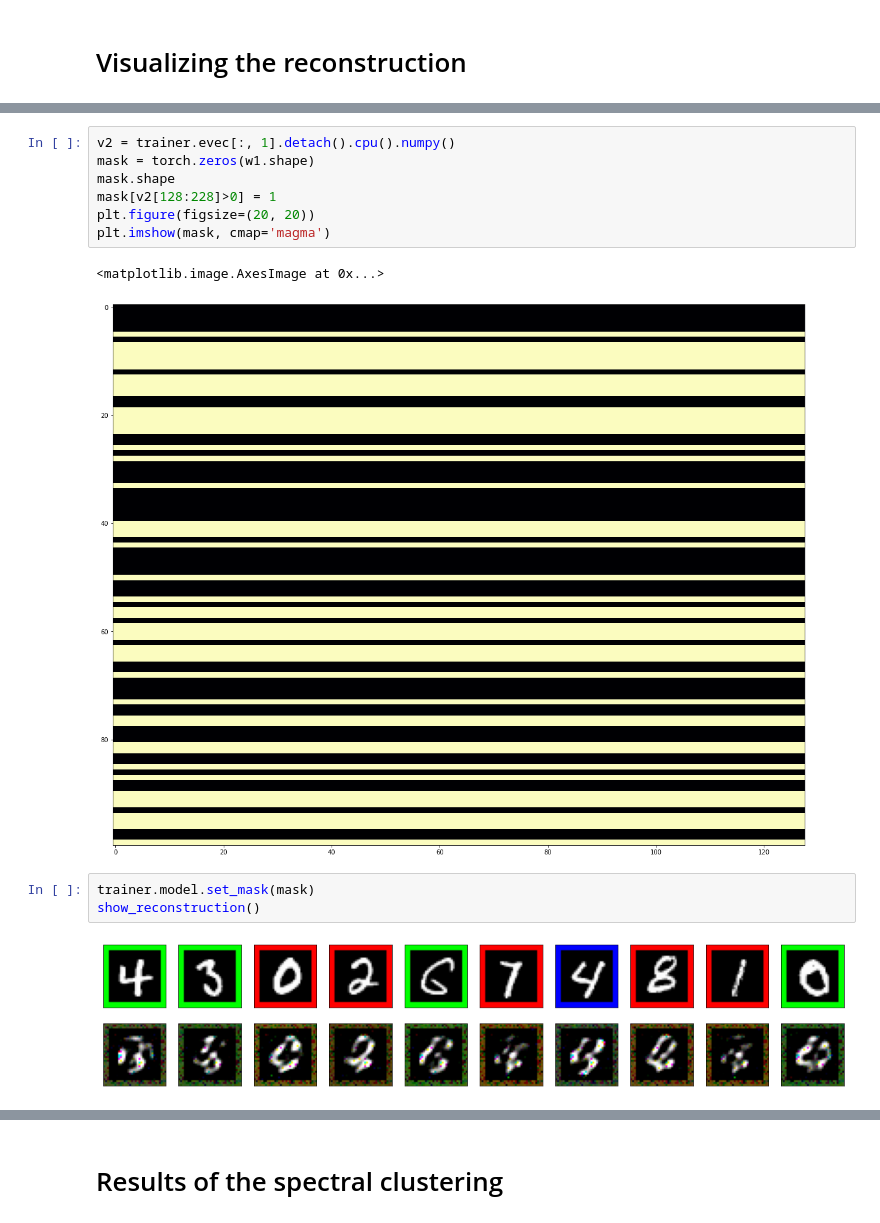
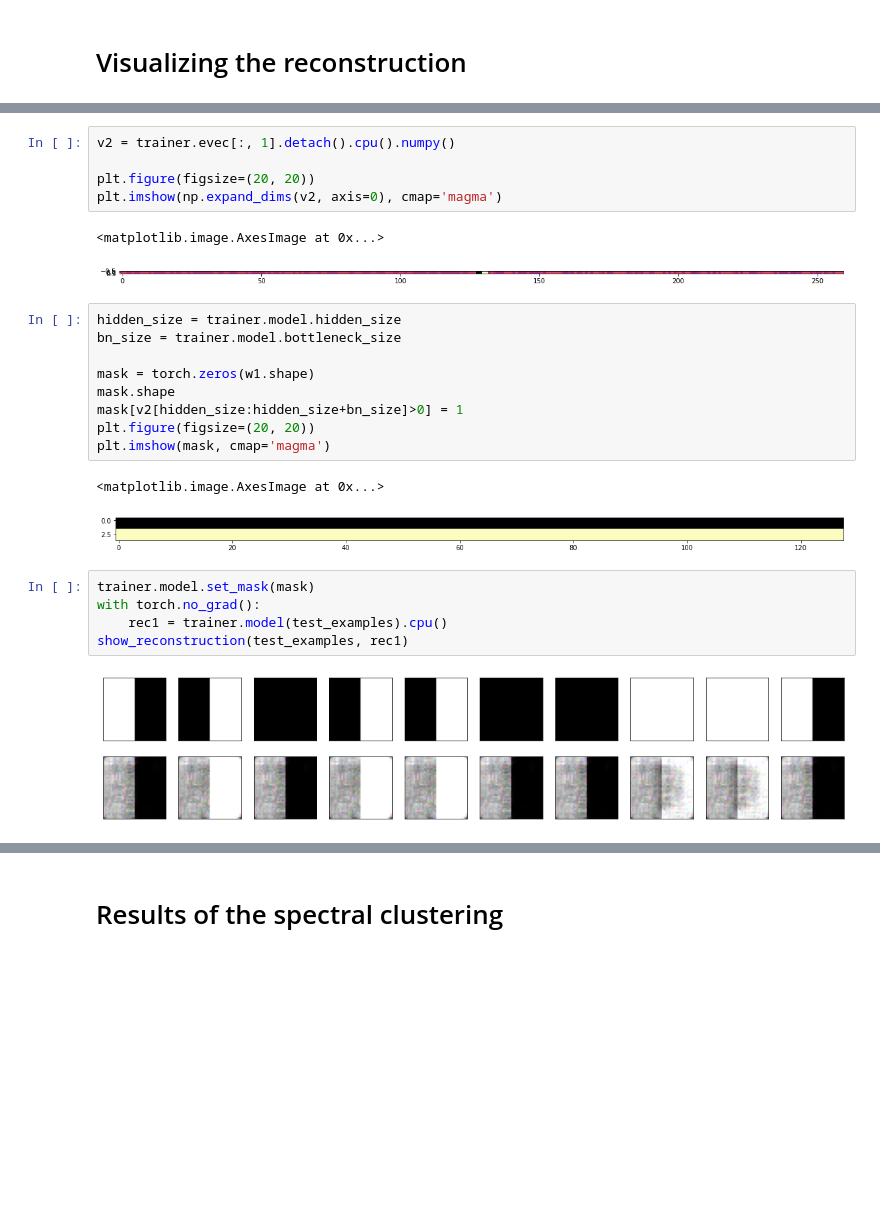
Before and after one commit to arkhycat/disenntangle, a Jupyter notebook: ae_br_experiments.ipynb, the cells around one changed output, grey strips where cells are left out. Saved outputs shown, nothing was run; the diff lists cells and outputs as text; blank space fills up the shorter version.

```diff
--- a/ae_br_experiments.ipynb
+++ b/ae_br_experiments.ipynb
@@ -108,18 +139,30 @@ plt.imshow(trainer.evec[:, :2].detach().cpu().numpy().transpose(), cmap='magma')
+# %%
+v2 = trainer.evec[:, 1].detach().cpu().numpy()
+
+plt.figure(figsize=(20, 20))
+plt.imshow(np.expand_dims(v2, axis=0), cmap='magma')
+# %% [output]
+<matplotlib.image.AxesImage at 0x...>
+[figure, added]
 # %%
-v2 = trainer.evec[:, 1].detach().cpu().numpy()
+hidden_size = trainer.model.hidden_size
+bn_size = trainer.model.bottleneck_size
+
 mask = torch.zeros(w1.shape)
 mask.shape
-mask[v2[128:228]>0] = 1
+mask[v2[hidden_size:hidden_size+bn_size]>0] = 1
 plt.figure(figsize=(20, 20))
 plt.imshow(mask, cmap='magma')
 # %% [output]
 <matplotlib.image.AxesImage at 0x...>
-[figure, old version]
+[figure, new version]
 # %%
 trainer.model.set_mask(mask)
-show_reconstruction()
+with torch.no_grad():
+    rec1 = trainer.model(test_examples).cpu()
+show_reconstruction(test_examples, rec1)
 # %% [output]
-[figure, old version]
+[figure, new version]
 # %%
 mask = torch.zeros(w1.shape)
 mask.shape
```
Also changed, not shown: parts of 42 cells of this notebook, 16 other files.
